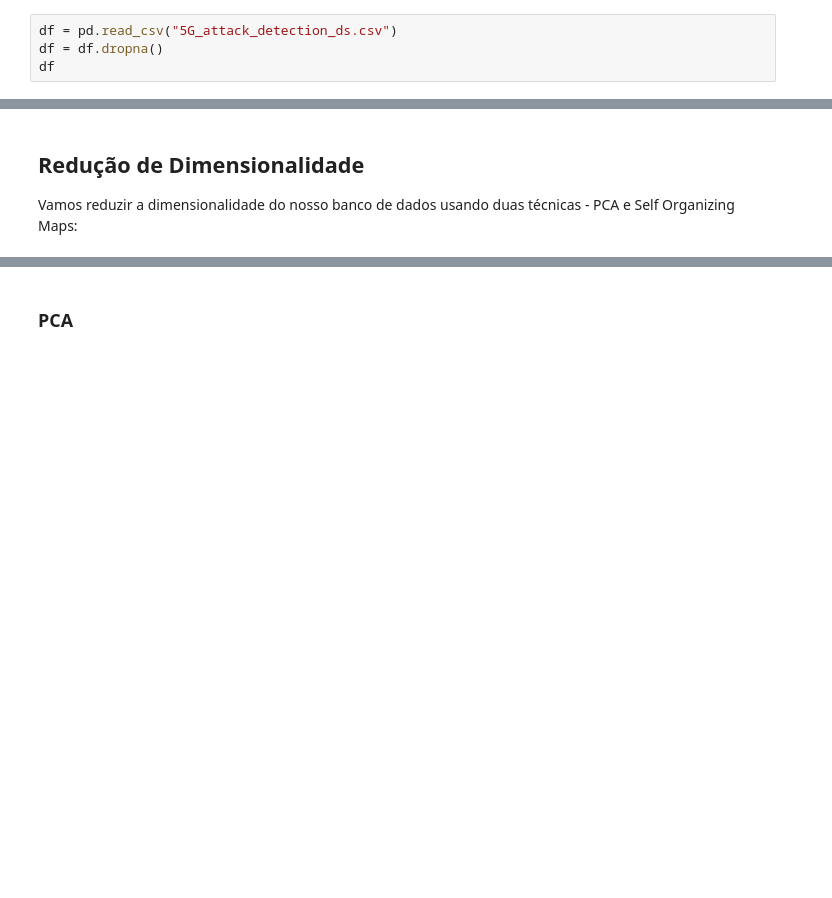
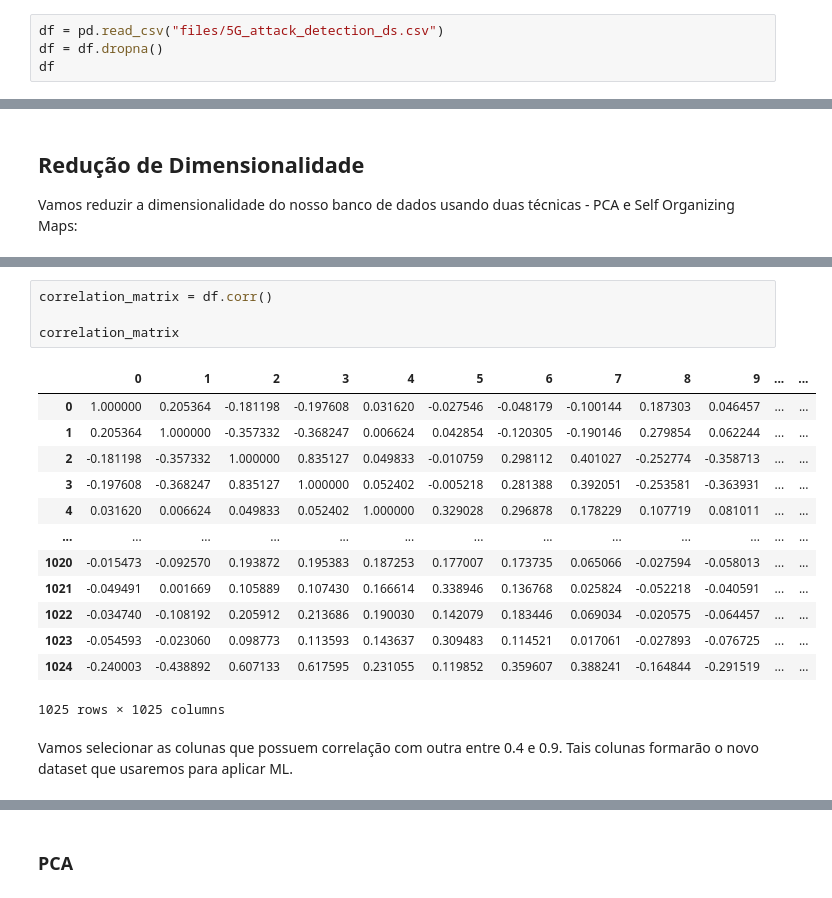
Before and after one commit to cesarpmorais/5G-Data-Training, a Jupyter notebook: data_discovery.ipynb, the cells around one changed output, grey strips where cells are left out. Saved outputs shown, nothing was run; the diff lists cells and outputs as text; blank space fills up the shorter version.

```diff
--- a/data_discovery.ipynb
+++ b/data_discovery.ipynb
@@ -43,7 +43,7 @@ class Aux:
 # %% [markdown]
 ## Entendimento do CSV
 # %%
-df = pd.read_csv("5G_attack_detection_ds.csv")
+df = pd.read_csv("files/5G_attack_detection_ds.csv")
 df = df.dropna()
 df
 # %% [output]
@@ -138,0 +143,20 @@ Vamos reduzir a dimensionalidade do nosso banco de dados usando duas técnicas -
+# %%
+correlation_matrix = df.corr()
+
+correlation_matrix
+# %% [output]
+|  | 0 | 1 | 2 | 3 | 4 | 5 | 6 | 7 | 8 | 9 | ... | ... |
+| 0 | 1.000000 | 0.205364 | -0.181198 | -0.197608 | 0.031620 | -0.027546 | -0.048179 | -0.100144 | 0.187303 | 0.046457 | ... | ... |
+| 1 | 0.205364 | 1.000000 | -0.357332 | -0.368247 | 0.006624 | 0.042854 | -0.120305 | -0.190146 | 0.279854 | 0.062244 | ... | ... |
+| 2 | -0.181198 | -0.357332 | 1.000000 | 0.835127 | 0.049833 | -0.010759 | 0.298112 | 0.401027 | -0.252774 | -0.358713 | ... | ... |
+| 3 | -0.197608 | -0.368247 | 0.835127 | 1.000000 | 0.052402 | -0.005218 | 0.281388 | 0.392051 | -0.253581 | -0.363931 | ... | ... |
+| 4 | 0.031620 | 0.006624 | 0.049833 | 0.052402 | 1.000000 | 0.329028 | 0.296878 | 0.178229 | 0.107719 | 0.081011 | ... | ... |
+| ... | ... | ... | ... | ... | ... | ... | ... | ... | ... | ... | ... | ... |
+| 1020 | -0.015473 | -0.092570 | 0.193872 | 0.195383 | 0.187253 | 0.177007 | 0.173735 | 0.065066 | -0.027594 | -0.058013 | ... | ... |
+| 1021 | -0.049491 | 0.001669 | 0.105889 | 0.107430 | 0.166614 | 0.338946 | 0.136768 | 0.025824 | -0.052218 | -0.040591 | ... | ... |
+| 1022 | -0.034740 | -0.108192 | 0.205912 | 0.213686 | 0.190030 | 0.142079 | 0.183446 | 0.069034 | -0.020575 | -0.064457 | ... | ... |
+| 1023 | -0.054593 | -0.023060 | 0.098773 | 0.113593 | 0.143637 | 0.309483 | 0.114521 | 0.017061 | -0.027893 | -0.076725 | ... | ... |
+| 1024 | -0.240003 | -0.438892 | 0.607133 | 0.617595 | 0.231055 | 0.119852 | 0.359607 | 0.388241 | -0.164844 | -0.291519 | ... | ... |
+1025 rows × 1025 columns
+# %% [markdown]
+Vamos selecionar as colunas que possuem correlação com outra entre 0.4 e 0.9. Tais colunas formarão o novo dataset que usaremos para aplicar ML.
```
Also changed, not shown: parts of 5 cells of this notebook, 5 other files.
